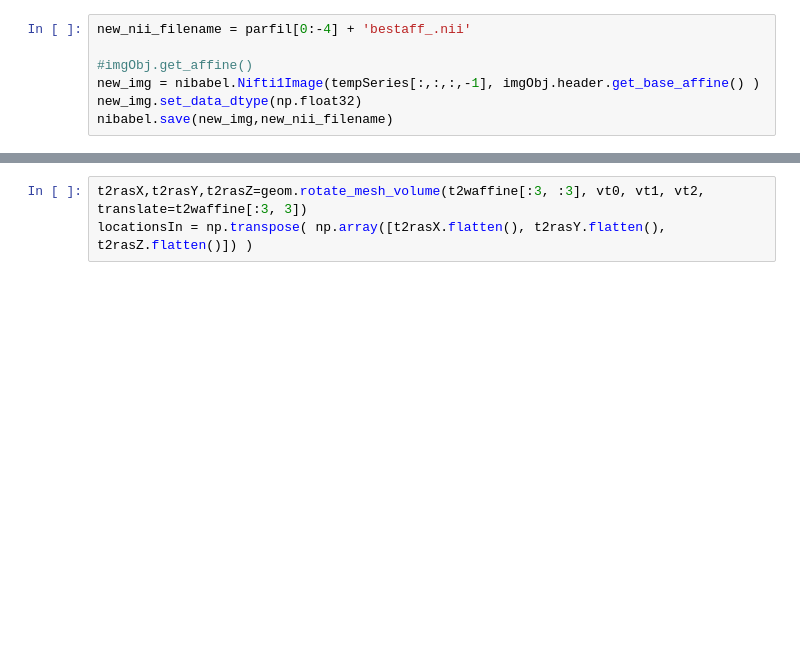
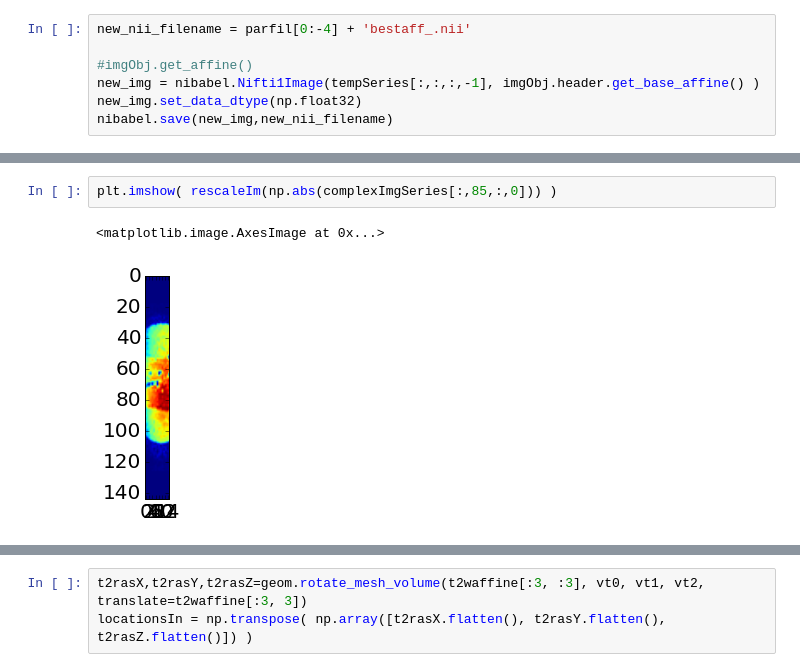
Before and after one commit to vlchaplin/fus_thermalmodelling, a Jupyter notebook: testNiBabel.ipynb, the cells around one changed output, grey strips where cells are left out. Cells and saved outputs as stored; diff of their text form; blank space fills up the shorter version.

```diff
--- a/testNiBabel.ipynb
+++ b/testNiBabel.ipynb
@@ -216,0 +225,5 @@ tempSeries.shape
+# %%
+plt.imshow( rescaleIm(np.abs(complexImgSeries[:,85,:,0])) )
+# %% [output]
+<matplotlib.image.AxesImage at 0x...>
+[figure, added]
```
Also changed, not shown: parts of 116 cells of this notebook.
